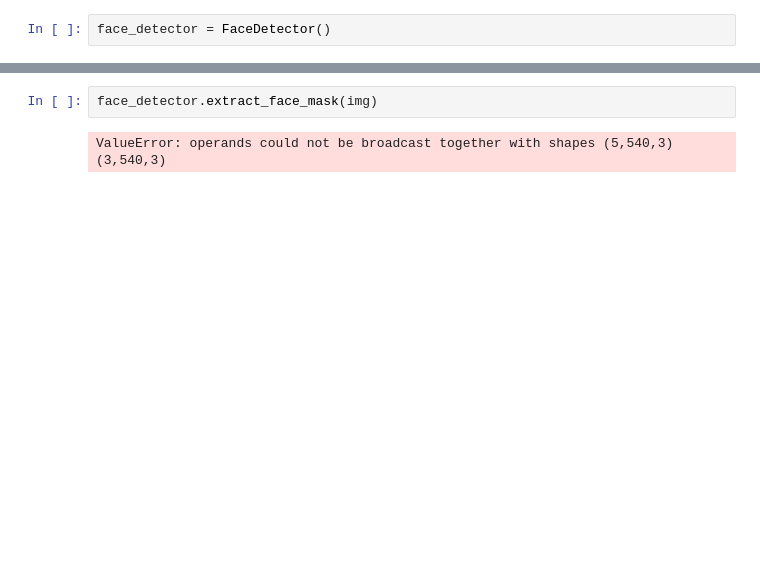
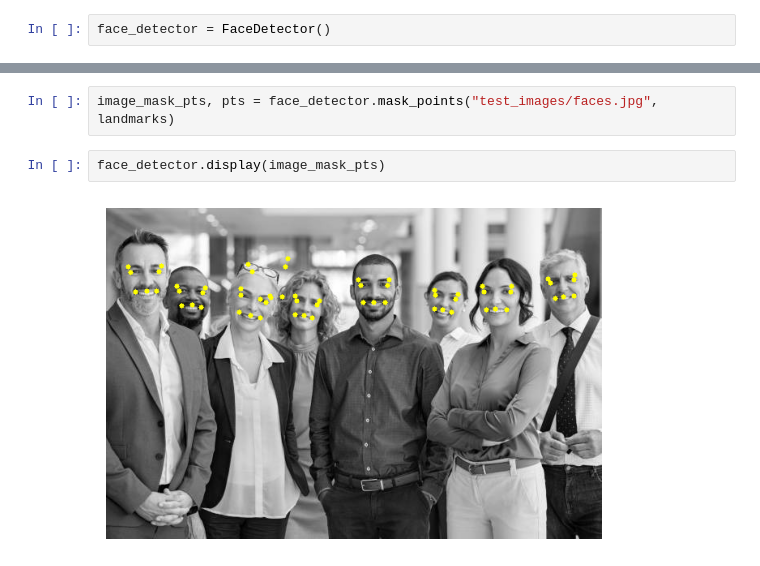
Before and after one commit to icingtea/skin_detection, a Jupyter notebook: testing.ipynb, the cells around one changed output, grey strips where cells are left out. Drawn from its saved outputs; the diff is of its cells as text; blank space fills up the shorter version.

```diff
--- a/testing.ipynb
+++ b/testing.ipynb
@@ -53,4 +68,6 @@ face_detector.display(img)
 # %%
-face_detector.extract_face_mask(img)
+image_mask_pts, pts = face_detector.mask_points("test_images/faces.jpg", landmarks)
-# %% [output]
-ValueError: operands could not be broadcast together with shapes (5,540,3) (3,540,3)
+# %%
+face_detector.display(image_mask_pts)
+# %% [output]
+[figure, added]
```
Also changed, not shown: parts of 3 cells of this notebook.
